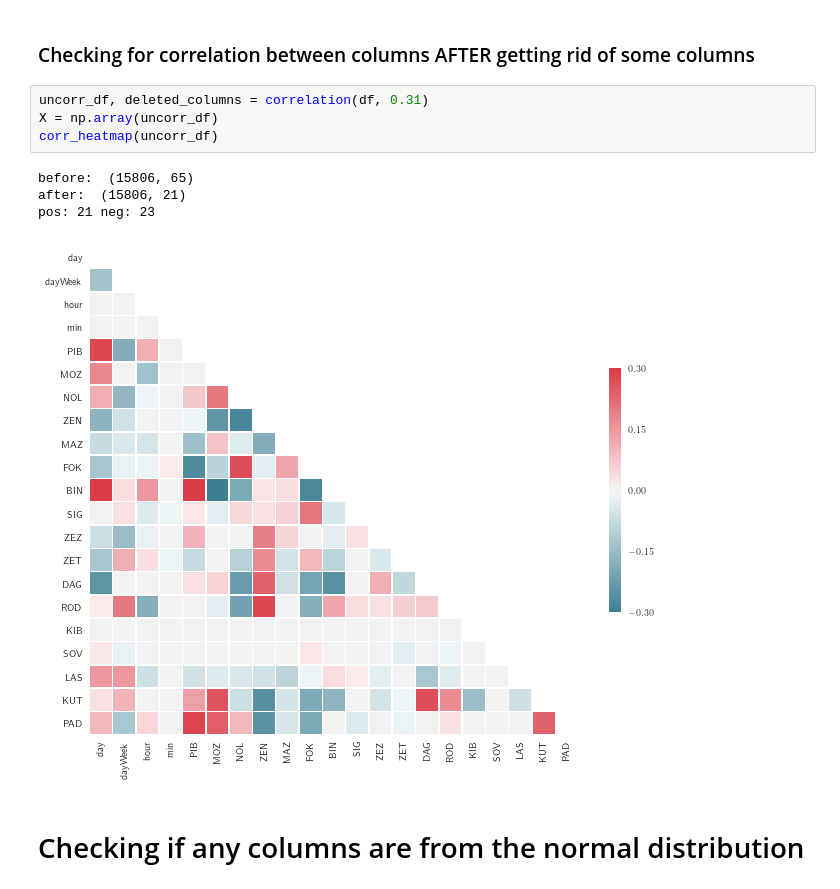
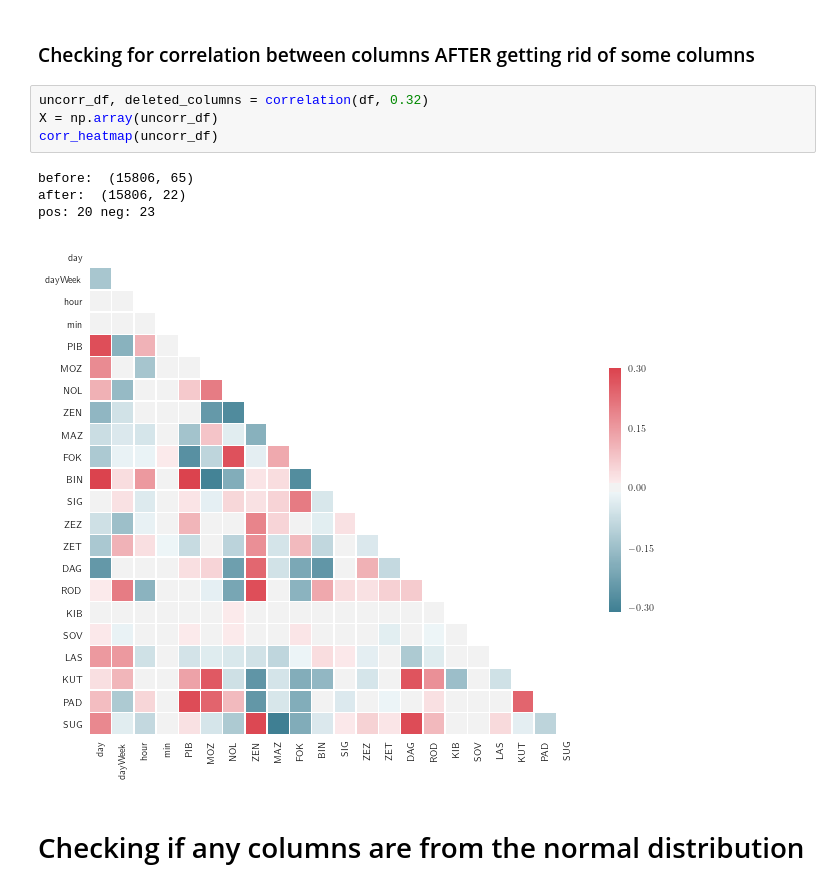
Before and after one commit to Ostyk/Wonka-bar, a Jupyter notebook: code/pipeline.ipynb, the cells around one changed output. Saved outputs shown, nothing was run; the diff lists cells and outputs as text.

```diff
--- a/code/pipeline.ipynb
+++ b/code/pipeline.ipynb
@@ -24,14 +32,14 @@ corr_heatmap(df)
 # %% [markdown]
 ### Checking for correlation between columns AFTER getting rid of some columns
 # %%
-uncorr_df, deleted_columns = correlation(df, 0.31)
+uncorr_df, deleted_columns = correlation(df, 0.32)
 X = np.array(uncorr_df)
 corr_heatmap(uncorr_df)
 # %% [output]
 before:  (15806, 65)
-after:  (15806, 21)
-pos: 21 neg: 23
+after:  (15806, 22)
+pos: 20 neg: 23
-[figure, old version]
+[figure, new version]
 # %% [markdown]
 # Checking if any columns are from the normal distribution
 # %%
```
Also changed, not shown: parts of 13 cells of this notebook, 13 other files.
